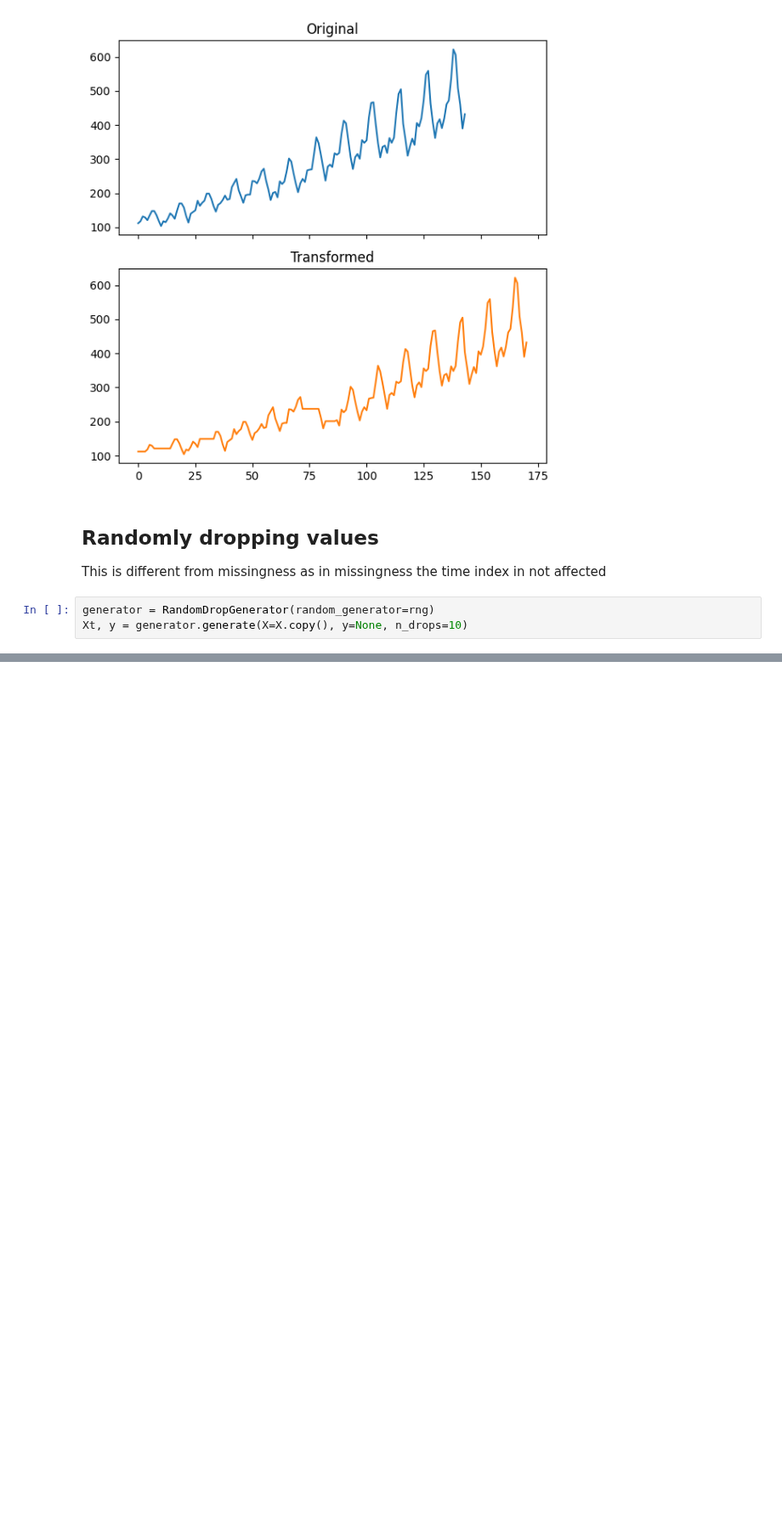
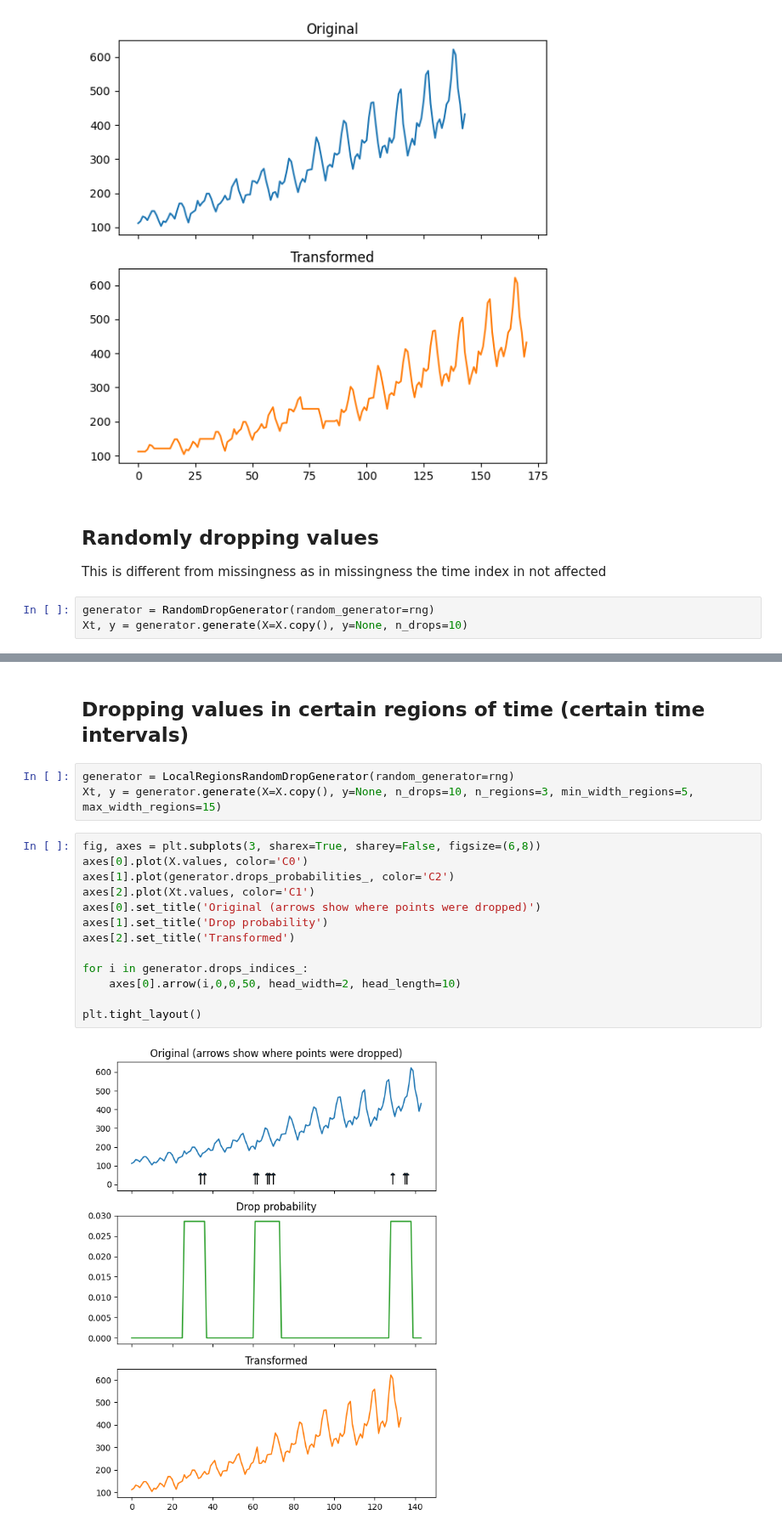
Before and after one commit to Fraunhofer-IESE/badgers, a Jupyter notebook: docs/tutorials/time-series/Transmission-Errors-Time-Series.ipynb, the cells around one changed output, grey strips where cells are left out. Shown at 85% size. Drawn from its saved outputs; the diff is of its cells as text; blank space fills up the shorter version.

Commit message:
adding random drops in certain time intervals (called local regions)
Signed-off-by: Julien Siebert <julien.siebert@iese.fraunhofer.de>

```diff
--- a/docs/tutorials/time-series/Transmission-Errors-Time-Series.ipynb
+++ b/docs/tutorials/time-series/Transmission-Errors-Time-Series.ipynb
@@ -84,0 +85,20 @@ plt.tight_layout()
+# %% [markdown]
+## Dropping values in certain regions of time (certain time intervals)
+# %%
+generator = LocalRegionsRandomDropGenerator(random_generator=rng)
+Xt, y = generator.generate(X=X.copy(), y=None, n_drops=10, n_regions=3, min_width_regions=5, max_width_regions=15)
+# %%
+fig, axes = plt.subplots(3, sharex=True, sharey=False, figsize=(6,8))
+axes[0].plot(X.values, color='C0')
+axes[1].plot(generator.drops_probabilities_, color='C2')
+axes[2].plot(Xt.values, color='C1')
+axes[0].set_title('Original (arrows show where points were dropped)')
+axes[1].set_title('Drop probability')
+axes[2].set_title('Transformed')
+
+for i in generator.drops_indices_:
+    axes[0].arrow(i,0,0,50, head_width=2, head_length=10)
+
+plt.tight_layout()
+# %% [output]
+[figure, added]
```
Also changed, not shown: parts of 2 cells of this notebook, 4 other files.
